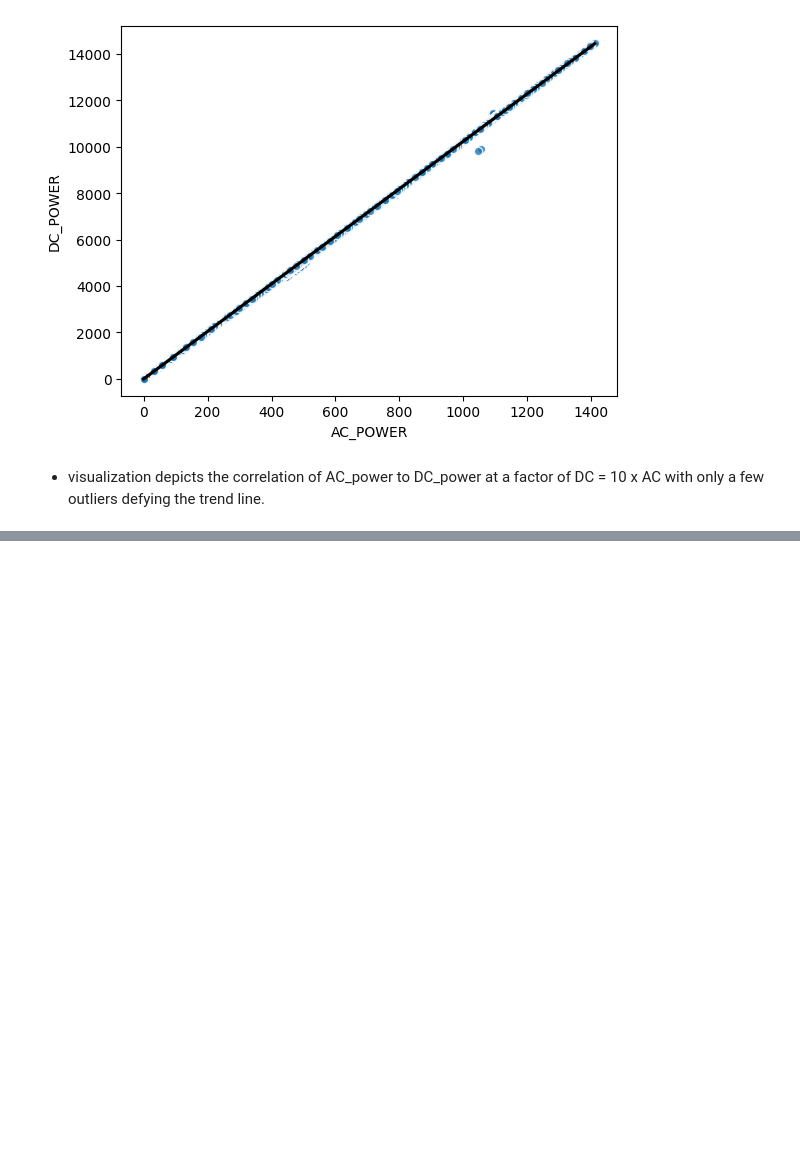
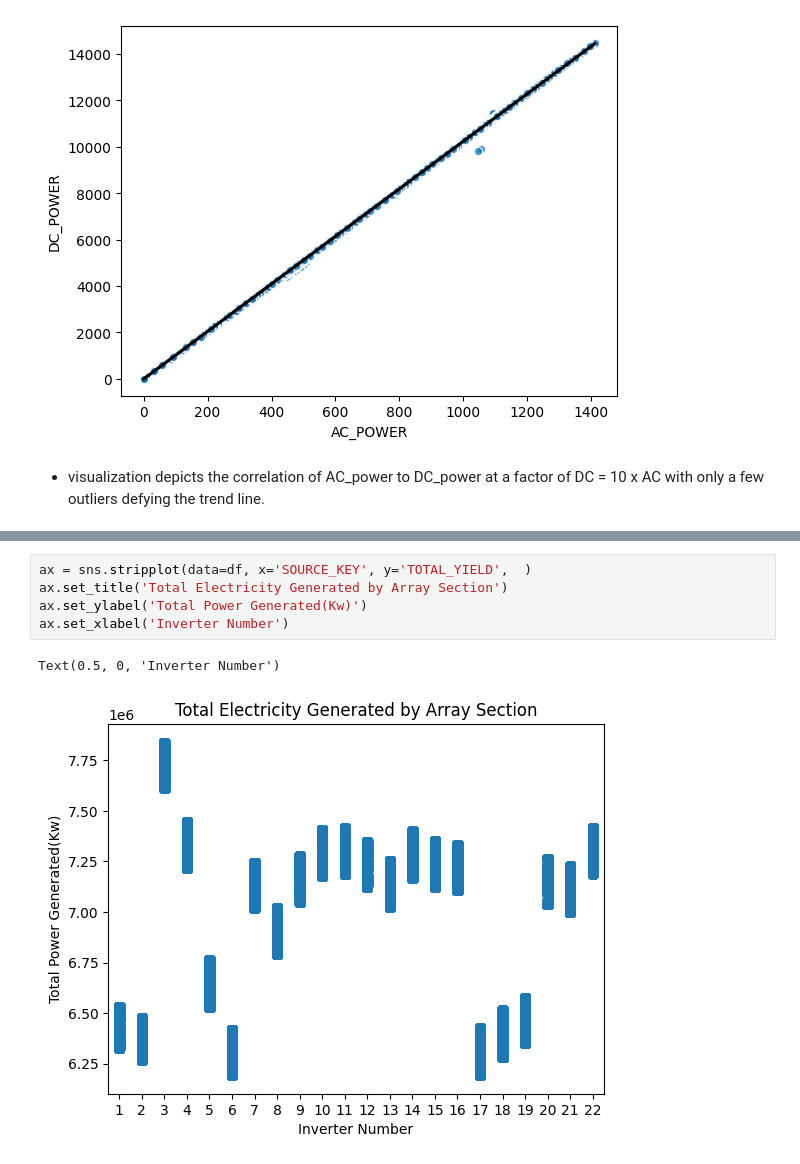
Before and after one commit to clovestad/Solar-Plant-Efficiency, a Jupyter notebook: Solar_forecast.ipynb, the cells around one changed output, grey strips where cells are left out. Drawn from its saved outputs; the diff is of its cells as text; blank space fills up the shorter version.

```diff
--- a/Solar_forecast.ipynb
+++ b/Solar_forecast.ipynb
@@ -199,0 +220,8 @@ ax = sns.regplot(data=df, x='AC_POWER', y="DC_POWER",
+# %%
+ax = sns.stripplot(data=df, x='SOURCE_KEY', y='TOTAL_YIELD',  )
+ax.set_title('Total Electricity Generated by Array Section')
+ax.set_ylabel('Total Power Generated(Kw)')
+ax.set_xlabel('Inverter Number')
+# %% [output]
+Text(0.5, 0, 'Inverter Number')
+[figure, added]
```
Also changed, not shown: parts of 8 cells of this notebook.
